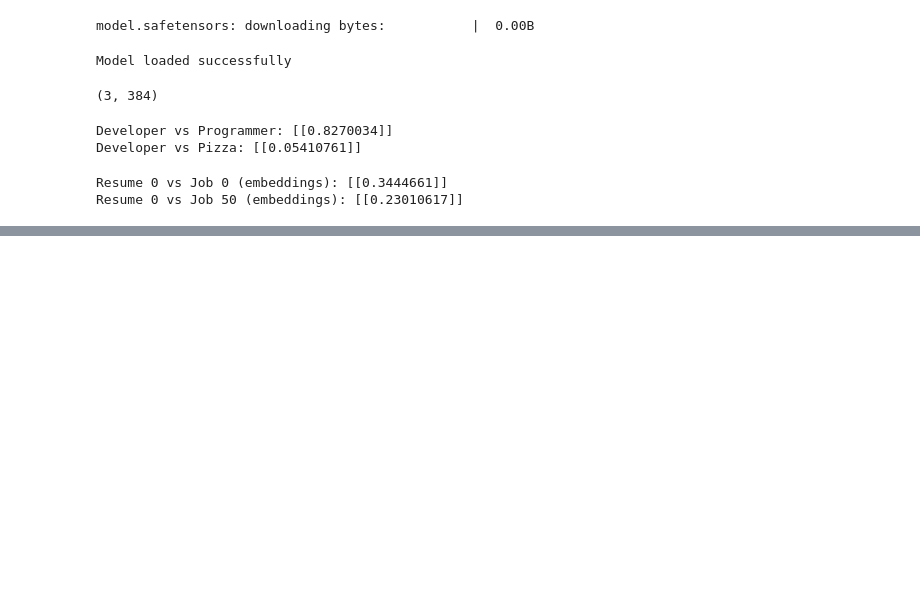
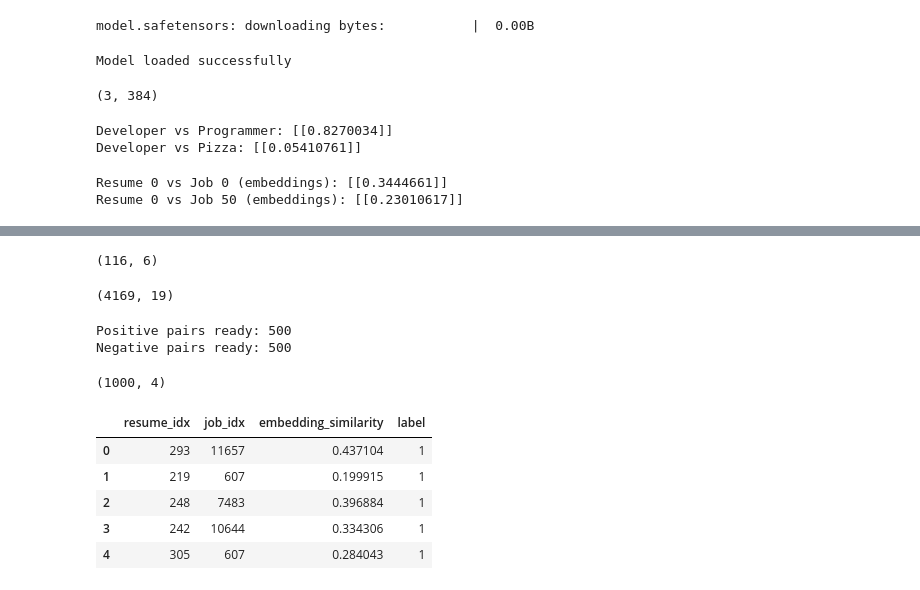
Before and after one commit to Akshat-kasaudhan/resume-job-matcher, a Jupyter notebook: notebooks/01_data_exploration_and_baseline.ipynb, the cells around one changed output, grey strips where cells are left out. Drawn from its saved outputs; the diff is of its cells as text; code cells hidden in the pictures; blank space fills up the shorter version.

```diff
--- a/notebooks/01_data_exploration_and_baseline.ipynb
+++ b/notebooks/01_data_exploration_and_baseline.ipynb
@@ -449,0 +470,64 @@ Resume 0 vs Job 50 (embeddings): [[0.23010617]]
+# %%
+df_resumes_it = df_resumes_clean[df_resumes_clean['Category'] == 'INFORMATION-TECHNOLOGY'].copy()
+print(df_resumes_it.shape)
+# %% [output]
+(116, 6)
+# %%
+it_industries = ['Information Technology and Services', 'Computer Software', 'Internet']
+df_jobdesc_it = df_jobdesc_clean[df_jobdesc_clean['industry'].isin(it_industries)].copy()
+print(df_jobdesc_it.shape)
+# %% [output]
+(4169, 19)
+# %%
+import random
+random.seed(42)  # ensures reproducible random sampling
+
+# Positive pairs: IT resume + IT job posting
+positive_resume_idx = random.choices(df_resumes_it.index.tolist(), k=500)
+positive_job_idx = random.choices(df_jobdesc_it.index.tolist(), k=500)
+
+# Negative pairs: IT resume + NON-IT job posting
+non_it_jobs = df_jobdesc_clean[~df_jobdesc_clean['industry'].isin(it_industries)].copy()
+negative_resume_idx = random.choices(df_resumes_it.index.tolist(), k=500)
+negative_job_idx = random.choices(non_it_jobs.index.tolist(), k=500)
+
+print("Positive pairs ready:", len(positive_resume_idx))
+print("Negative pairs ready:", len(negative_resume_idx))
+# %% [output]
+Positive pairs ready: 500
+Negative pairs ready: 500
+# %%
+import pandas as pd
+
+def build_pair_features(resume_indices, job_indices, label):
+    rows = []
+    for r_idx, j_idx in zip(resume_indices, job_indices):
+        resume_text = df_resumes_clean.loc[r_idx, 'Resume_str']
+        job_text = df_jobdesc_clean.loc[j_idx, 'description']
+
+        # Embedding similarity
+        emb = model.encode([resume_text, job_text])
+        emb_sim = cosine_similarity([emb[0]], [emb[1]])[0][0]
+
+        rows.append({
+            'resume_idx': r_idx,
+            'job_idx': j_idx,
+            'embedding_similarity': emb_sim,
+            'label': label
+        })
+    return rows
+
+positive_rows = build_pair_features(positive_resume_idx, positive_job_idx, label=1)
+negative_rows = build_pair_features(negative_resume_idx, negative_job_idx, label=0)
+
+df_pairs = pd.DataFrame(positive_rows + negative_rows)
+print(df_pairs.shape)
+df_pairs.head()
+# %% [output]
+(1000, 4)
+|  | resume_idx | job_idx | embedding_similarity | label |
+| 0 | 293 | 11657 | 0.437104 | 1 |
+| 1 | 219 | 607 | 0.199915 | 1 |
+| 2 | 248 | 7483 | 0.396884 | 1 |
+| 3 | 242 | 10644 | 0.334306 | 1 |
+| 4 | 305 | 607 | 0.284043 | 1 |
```
Also changed, not shown: parts of 2 cells of this notebook.
